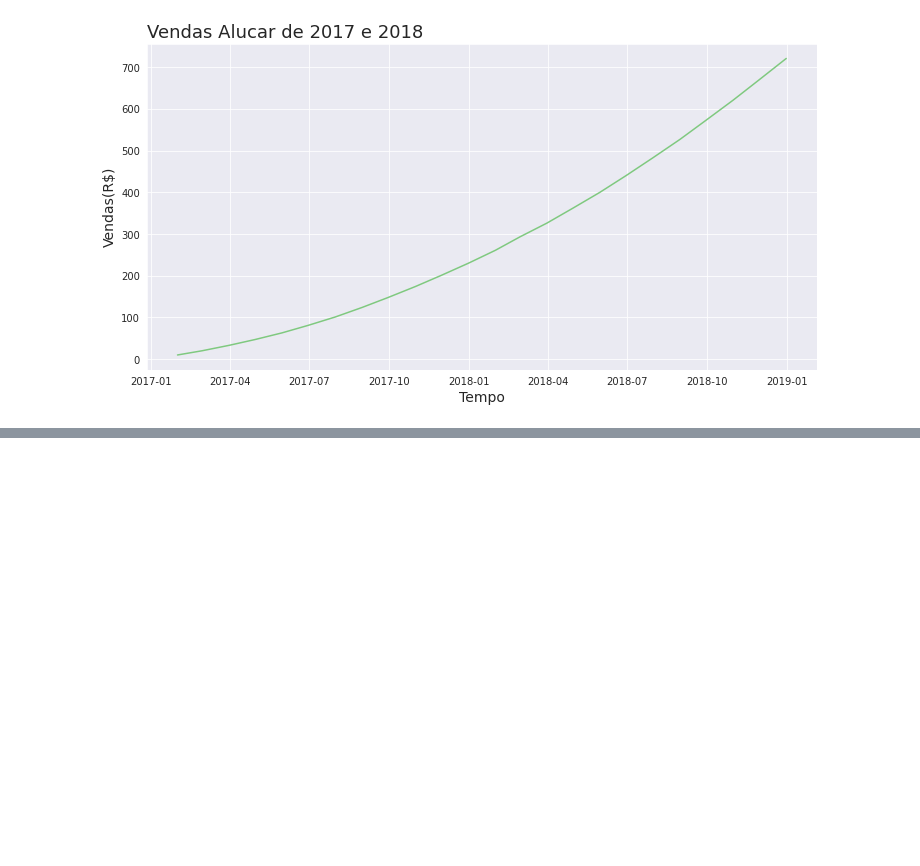
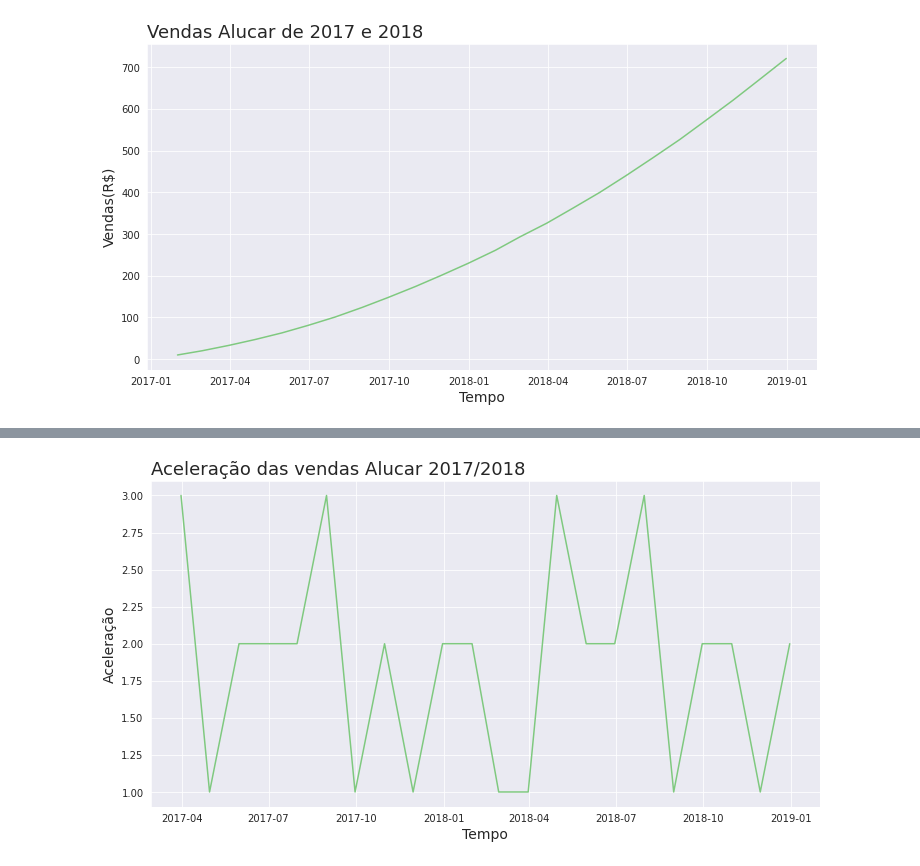
Before and after one commit to FernandoSVasconcelos/aluraDataScience, a Jupyter notebook: TimeSeries/TimeSeries.ipynb, the cells around one changed output, grey strips where cells are left out. Saved outputs shown, nothing was run; the diff lists cells and outputs as text; code cells hidden in the pictures; blank space fills up the shorter version.

```diff
--- a/TimeSeries/TimeSeries.ipynb
+++ b/TimeSeries/TimeSeries.ipynb
@@ -72,0 +108,3 @@ ax = ax.set_ylabel('Vendas(R$)', fontsize = 14)
+# %%
+alucar['aceleracao'] = alucar.aumento.diff()
+alucar.head()
@@ -72,0 +118,5 @@ ax = ax.set_ylabel('Vendas(R$)', fontsize = 14)
+# %%
+plotar('Aceleração das vendas Alucar 2017/2018', 'Tempo', 'Aceleração',
+       'mes', 'aceleracao', alucar)
+# %% [output]
+[figure, added]
```
Also changed, not shown: parts of 72 cells of this notebook.
